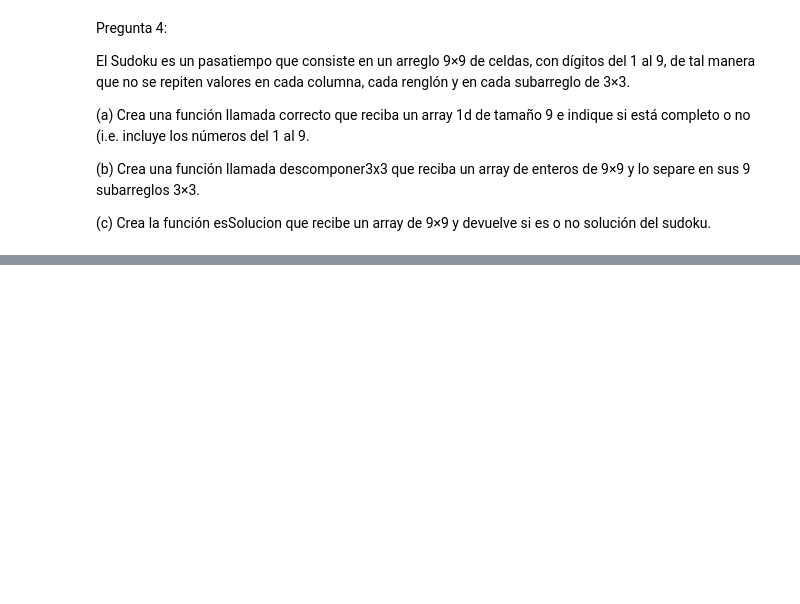
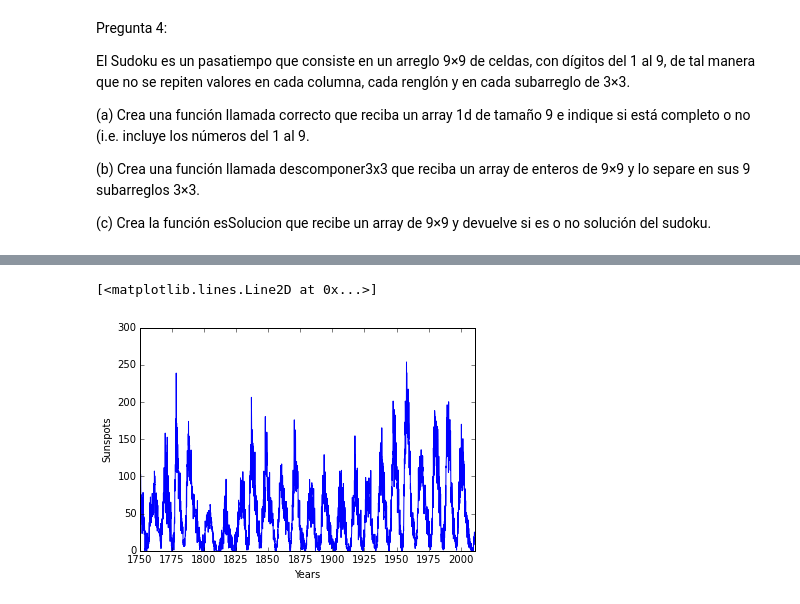
Before and after one commit to terandes/mate-computacional, a Jupyter notebook: alumnos/LoreMD/Tareas/NumPy_Tarea.ipynb, the cells around one changed output, grey strips where cells are left out. Saved outputs shown, nothing was run; the diff lists cells and outputs as text; code cells hidden in the pictures; blank space fills up the shorter version.

```diff
--- a/alumnos/LoreMD/Tareas/NumPy_Tarea.ipynb
+++ b/alumnos/LoreMD/Tareas/NumPy_Tarea.ipynb
@@ -159,0 +139,7 @@ descomponer3x3(arregloP)
+# %%
+archivo=open('sunspots.txt')
+tabla=[]
+for line in archivo:
+    tabla.append(line.split())
+tablaA=np.array(tabla).astype(float)
+tablaA
@@ -159,0 +154,10 @@ descomponer3x3(arregloP)
+# %%
+plt.xlim(12, max(tablaA[:,0]))
+ticks=xrange(12,int(max(tablaA[:,0])),300)
+plt.xticks(ticks,[1749+i/12 for i in ticks])
+plt.xlabel('Years')
+plt.ylabel('Sunspots')
+plt.plot(tablaA[:,0],tablaA[:,1])
+# %% [output]
+[<matplotlib.lines.Line2D at 0x...>]
+[figure, added]
```
Also changed, not shown: parts of 14 cells of this notebook, 2 other files.
